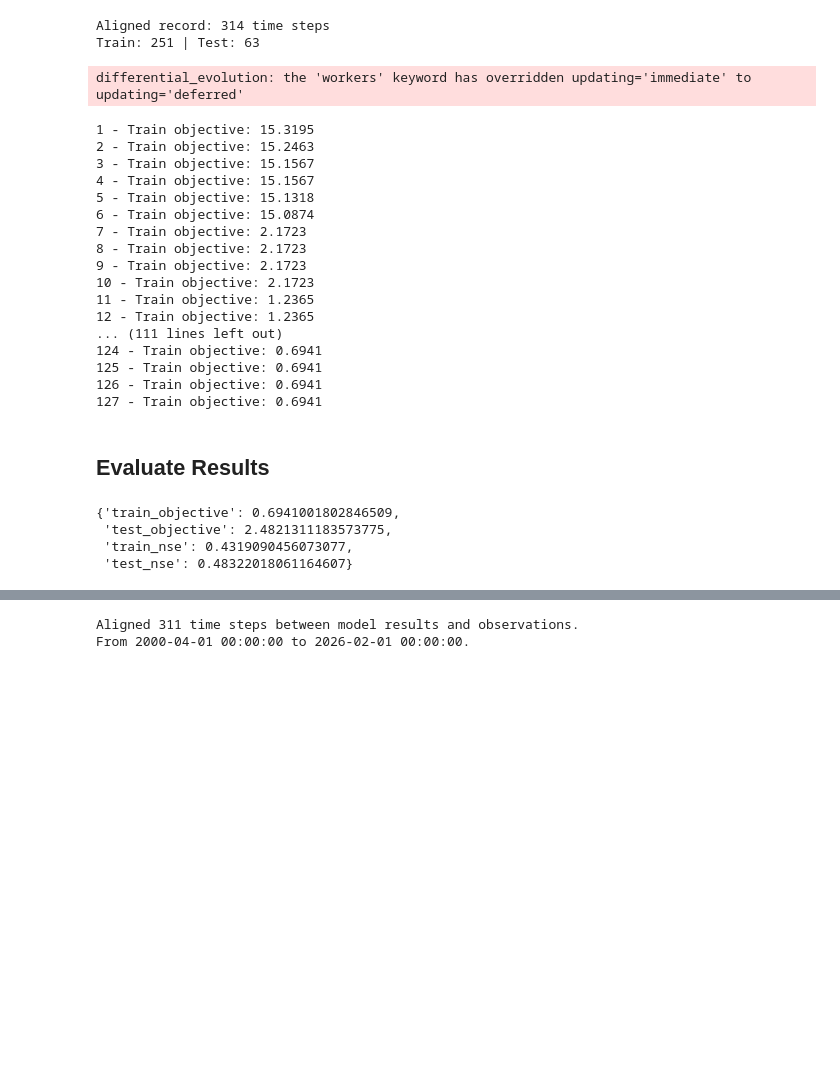
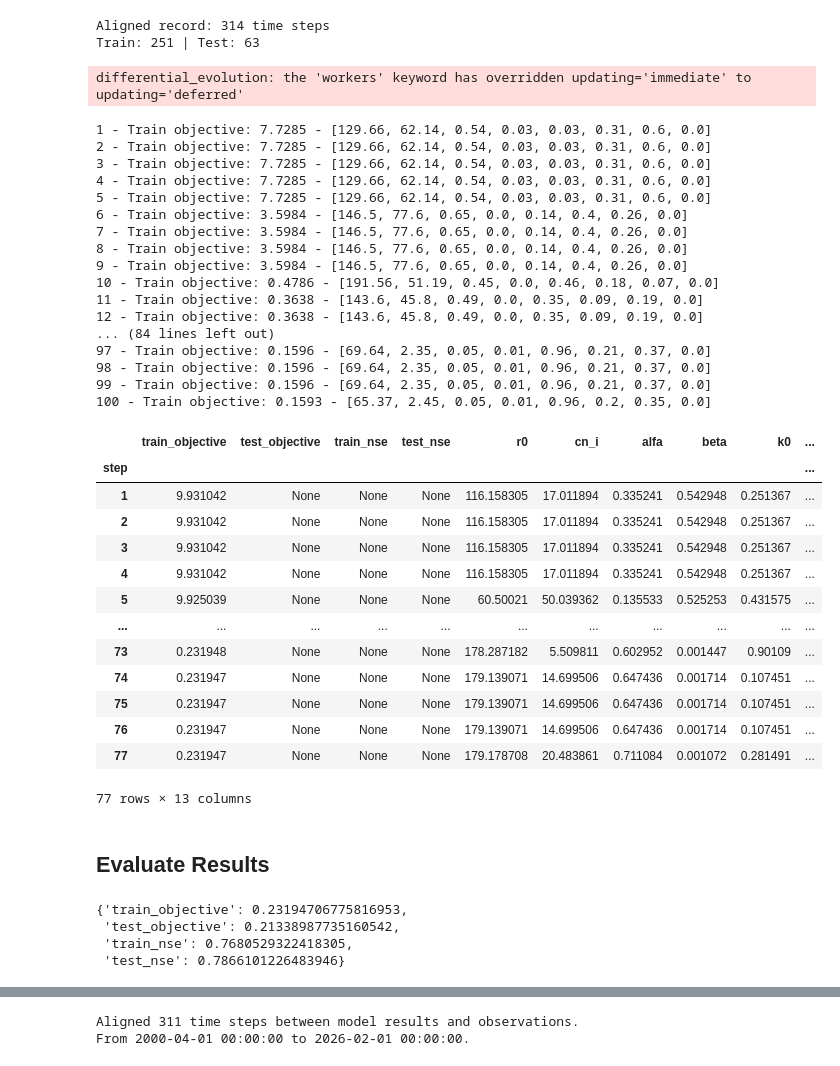
Before and after one commit to cordmaur/CN3S, a Jupyter notebook: nbs/Monthly/03-Optimize_Monthly.ipynb, the cells around one changed output, grey strips where cells are left out. Saved outputs shown, nothing was run; the diff lists cells and outputs as text; code cells hidden in the pictures; blank space fills up the shorter version.

```diff
--- a/nbs/Monthly/03-Optimize_Monthly.ipynb
+++ b/nbs/Monthly/03-Optimize_Monthly.ipynb
@@ -13,8 +14,8 @@ from utils import load_data
 # %% [markdown]
 ## Load Data
 # %%
-BASIN = "RioBranco"
+BASIN = "PortoMurtinho"
 
-data = load_data(BASIN, "M")
+path, data = load_data(BASIN, "M")
 data.keys()
 # %% [output]
@@ -24,8 +25,8 @@ dict_keys(['station', 'area', 'prec', 'q', 'shp'])
 # %%
 from cn3s.objectives import Objectives
 # %%
-params = CN3SParams(name="Rio Branco (13600002)", area=data["area"], warmup_steps=3)
-model = CN3S(params)
+params = CN3SParams(name=f"{BASIN} ({data['station']})", area=data["area"], warmup_steps=3)
+model = CN3S(params, freq="M")
 
 optim = CN3SOptimizer(
     prec=data["prec"]["prec"],
@@ -33,7 +34,7 @@ optim = CN3SOptimizer(
     model=model,
     train_ratio=0.8,
     max_act=5,
-    objective=Objectives.NSETopBlend,
+    objective=Objectives.PlainNSE,
 )
 
 print(f"Aligned record: {len(optim.aligned)} time steps")
@@ -43,35 +44,54 @@ Aligned record: 314 time steps
 Train: 251 | Test: 63
 # %%
 # Interrupt at any time — optim.model will hold the best parameters seen so far.
-optim.optimize(maxiter=500, tol=1e-4, disp=False, workers=-1)
+# x0 = [60.92, 17.26, 0.98, 0.05, 0.71, 0.32, 0.05, 7.0]
+x0 = None
+optim.optimize(maxiter=100, tol=1e-4, disp=False, workers=-1, x0=x0)
 # %% [output]
 differential_evolution: the 'workers' keyword has overridden updating='immediate' to updating='deferred'
-1 - Train objective: 15.3195
-2 - Train objective: 15.2463
-3 - Train objective: 15.1567
-4 - Train objective: 15.1567
-5 - Train objective: 15.1318
-6 - Train objective: 15.0874
-7 - Train objective: 2.1723
-8 - Train objective: 2.1723
-9 - Train objective: 2.1723
-10 - Train objective: 2.1723
-11 - Train objective: 1.2365
-12 - Train objective: 1.2365
-... (111 lines left out)
-124 - Train objective: 0.6941
-125 - Train objective: 0.6941
-126 - Train objective: 0.6941
-127 - Train objective: 0.6941
+1 - Train objective: 7.7285 - [129.66, 62.14, 0.54, 0.03, 0.03, 0.31, 0.6, 0.0]
+2 - Train objective: 7.7285 - [129.66, 62.14, 0.54, 0.03, 0.03, 0.31, 0.6, 0.0]
+3 - Train objective: 7.7285 - [129.66, 62.14, 0.54, 0.03, 0.03, 0.31, 0.6, 0.0]
+4 - Train objective: 7.7285 - [129.66, 62.14, 0.54, 0.03, 0.03, 0.31, 0.6, 0.0]
+5 - Train objective: 7.7285 - [129.66, 62.14, 0.54, 0.03, 0.03, 0.31, 0.6, 0.0]
+6 - Train objective: 3.5984 - [146.5, 77.6, 0.65, 0.0, 0.14, 0.4, 0.26, 0.0]
+7 - Train objective: 3.5984 - [146.5, 77.6, 0.65, 0.0, 0.14, 0.4, 0.26, 0.0]
+8 - Train objective: 3.5984 - [146.5, 77.6, 0.65, 0.0, 0.14, 0.4, 0.26, 0.0]
+9 - Train objective: 3.5984 - [146.5, 77.6, 0.65, 0.0, 0.14, 0.4, 0.26, 0.0]
+10 - Train objective: 0.4786 - [191.56, 51.19, 0.45, 0.0, 0.46, 0.18, 0.07, 0.0]
+11 - Train objective: 0.3638 - [143.6, 45.8, 0.49, 0.0, 0.35, 0.09, 0.19, 0.0]
+12 - Train objective: 0.3638 - [143.6, 45.8, 0.49, 0.0, 0.35, 0.09, 0.19, 0.0]
+... (84 lines left out)
+97 - Train objective: 0.1596 - [69.64, 2.35, 0.05, 0.01, 0.96, 0.21, 0.37, 0.0]
+98 - Train objective: 0.1596 - [69.64, 2.35, 0.05, 0.01, 0.96, 0.21, 0.37, 0.0]
+99 - Train objective: 0.1596 - [69.64, 2.35, 0.05, 0.01, 0.96, 0.21, 0.37, 0.0]
+100 - Train objective: 0.1593 - [65.37, 2.45, 0.05, 0.01, 0.96, 0.2, 0.35, 0.0]
+# %%
+optim.history
+# %% [output]
+|  | train_objective | test_objective | train_nse | test_nse | r0 | cn_i | alfa | beta | k0 | ... |
+| step |  |  |  |  |  |  |  |  |  | ... |
+| 1 | 9.931042 | None | None | None | 116.158305 | 17.011894 | 0.335241 | 0.542948 | 0.251367 | ... |
+| 2 | 9.931042 | None | None | None | 116.158305 | 17.011894 | 0.335241 | 0.542948 | 0.251367 | ... |
+| 3 | 9.931042 | None | None | None | 116.158305 | 17.011894 | 0.335241 | 0.542948 | 0.251367 | ... |
+| 4 | 9.931042 | None | None | None | 116.158305 | 17.011894 | 0.335241 | 0.542948 | 0.251367 | ... |
+| 5 | 9.925039 | None | None | None | 60.50021 | 50.039362 | 0.135533 | 0.525253 | 0.431575 | ... |
+| ... | ... | ... | ... | ... | ... | ... | ... | ... | ... | ... |
+| 73 | 0.231948 | None | None | None | 178.287182 | 5.509811 | 0.602952 | 0.001447 | 0.90109 | ... |
+| 74 | 0.231947 | None | None | None | 179.139071 | 14.699506 | 0.647436 | 0.001714 | 0.107451 | ... |
+| 75 | 0.231947 | None | None | None | 179.139071 | 14.699506 | 0.647436 | 0.001714 | 0.107451 | ... |
+| 76 | 0.231947 | None | None | None | 179.139071 | 14.699506 | 0.647436 | 0.001714 | 0.107451 | ... |
+| 77 | 0.231947 | None | None | None | 179.178708 | 20.483861 | 0.711084 | 0.001072 | 0.281491 | ... |
+77 rows × 13 columns
 # %% [markdown]
 ## Evaluate Results
 # %%
-optim.evaluate_step(127)
+optim.evaluate_step(77)
 # %% [output]
-{'train_objective': 0.6941001802846509,
- 'test_objective': 2.4821311183573775,
- 'train_nse': 0.4319090456073077,
- 'test_nse': 0.48322018061164607}
+{'train_objective': 0.23194706775816953,
+ 'test_objective': 0.21338987735160542,
+ 'train_nse': 0.7680529322418305,
+ 'test_nse': 0.7866101226483946}
 # %%
 model.evaluate(data["q"]["Vazao"])
 model.plot(split=251)
```
Also changed, not shown: parts of 3 cells of this notebook, 4 other files.
